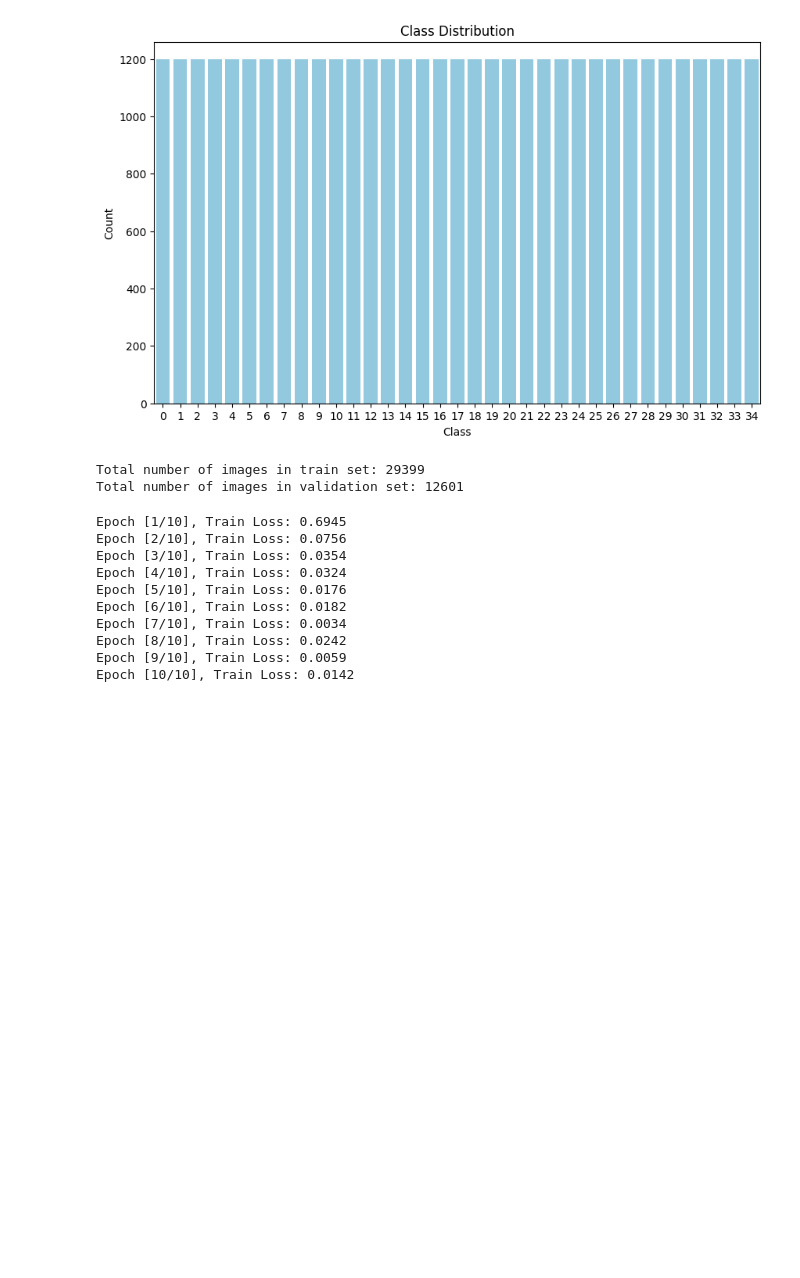
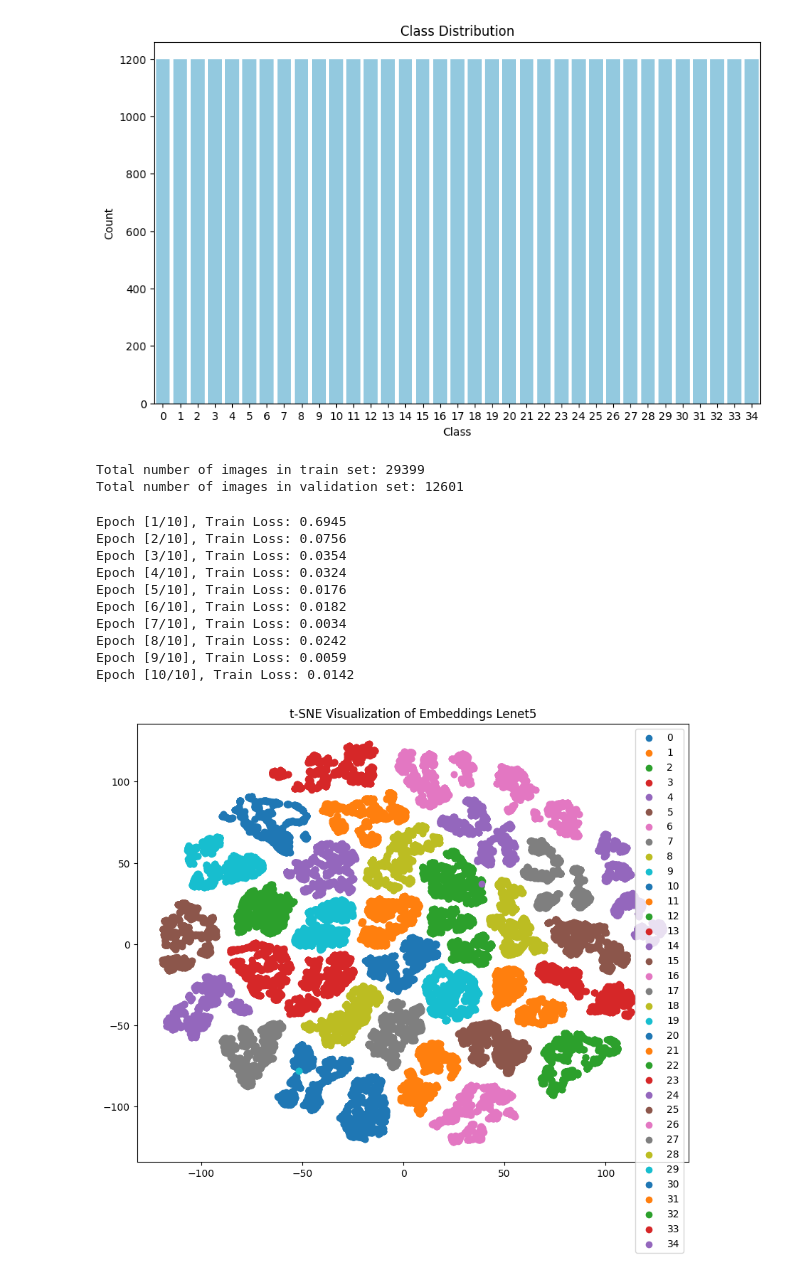
Before and after one commit to daivik1515/Sign-Language-Gesture-Classification, a Jupyter notebook: LeNetTSNE.ipynb, the cells around one changed output. Cells and saved outputs as stored; diff of their text form; code cells hidden in the pictures; blank space fills up the shorter version.

Commit message:
Plotted TSNE graph for LeNet Indian Sign Language Model

```diff
--- a/LeNetTSNE.ipynb
+++ b/LeNetTSNE.ipynb
@@ -343,3 +343,46 @@ Epoch [7/10], Train Loss: 0.0034
 Epoch [8/10], Train Loss: 0.0242
 Epoch [9/10], Train Loss: 0.0059
 Epoch [10/10], Train Loss: 0.0142
+# %%
+from sklearn.manifold import TSNE
+import matplotlib.pyplot as plt
+import numpy as np
+
+# Function to extract embeddings from your model
+def extract_embeddings(model, dataloader):
+    model.eval()
+    embeddings = []
+    labels = []
+    with torch.no_grad():
+        for inputs, target in dataloader:
+            inputs = inputs
+            outputs = model(inputs)
+            embeddings.extend(outputs.cpu().numpy())
+            labels.extend(target.cpu().numpy())  # Collect labels
+    return embeddings, labels
+
+train_embeddings, train_labels = extract_embeddings(model, train_loader)
+test_embeddings, test_labels = extract_embeddings(model, val_loader)
+
+all_embedding = np.concatenate([train_embeddings, test_embeddings], axis=0)
+all_label = np.concatenate([train_labels, test_labels], axis=0)
+# %%
+from sklearn.manifold import TSNE
+import matplotlib.pyplot as plt
+
+# Function to plot t-SNE embeddings
+def plot_tsne(embeddings, labels, title):
+    tsne = TSNE(n_components=2, random_state=42)
+    embeddings_2d = tsne.fit_transform(embeddings)
+    plt.figure(figsize=(10, 8))
+    for label in set(labels):
+        indices = labels == label
+        plt.scatter(embeddings_2d[indices, 0], embeddings_2d[indices, 1], label=label, cmap='viridis')
+    plt.title(title)
+    plt.legend()
+    plt.show()
+
+# Plot t-SNE embeddings for all data
+plot_tsne(all_embedding, all_label, title="t-SNE Visualization of Embeddings Lenet5")
+# %% [output]
+[figure, added]
```
